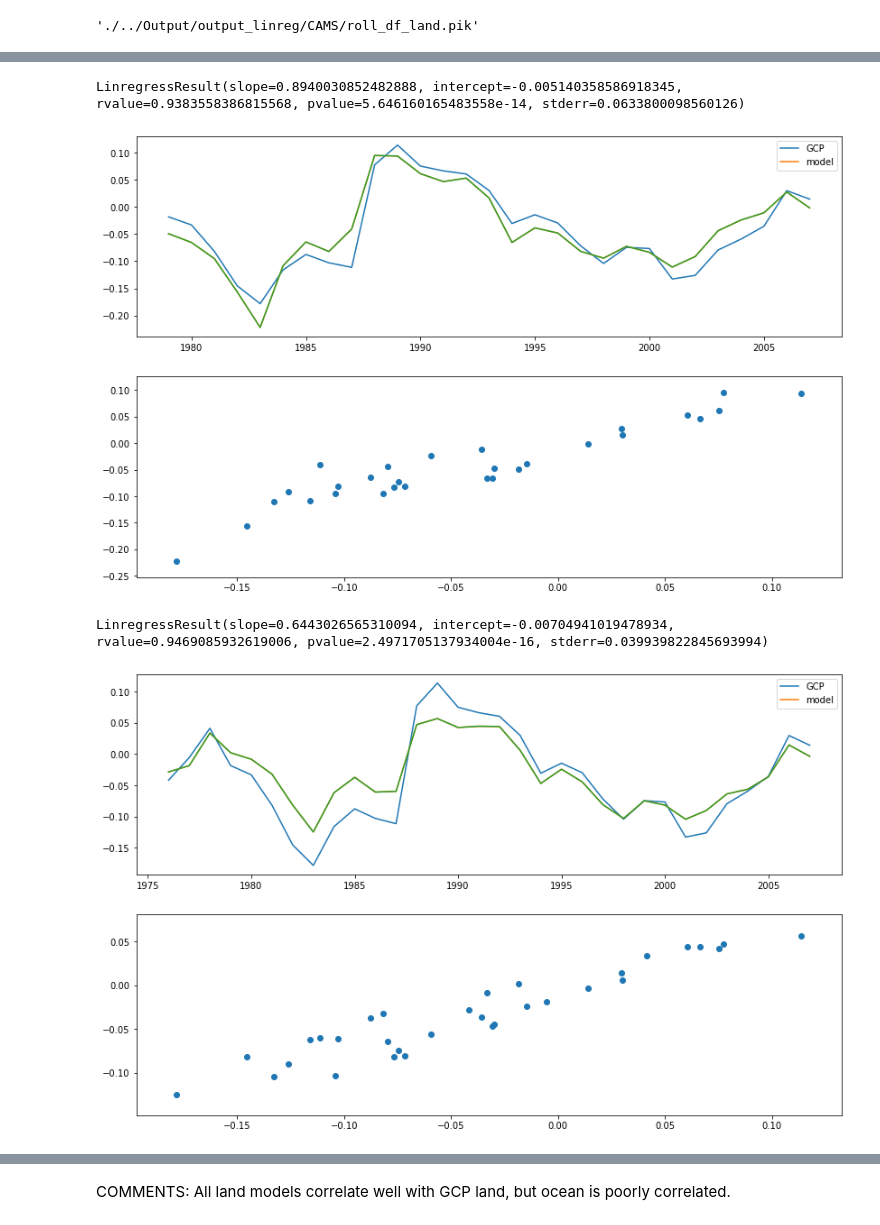
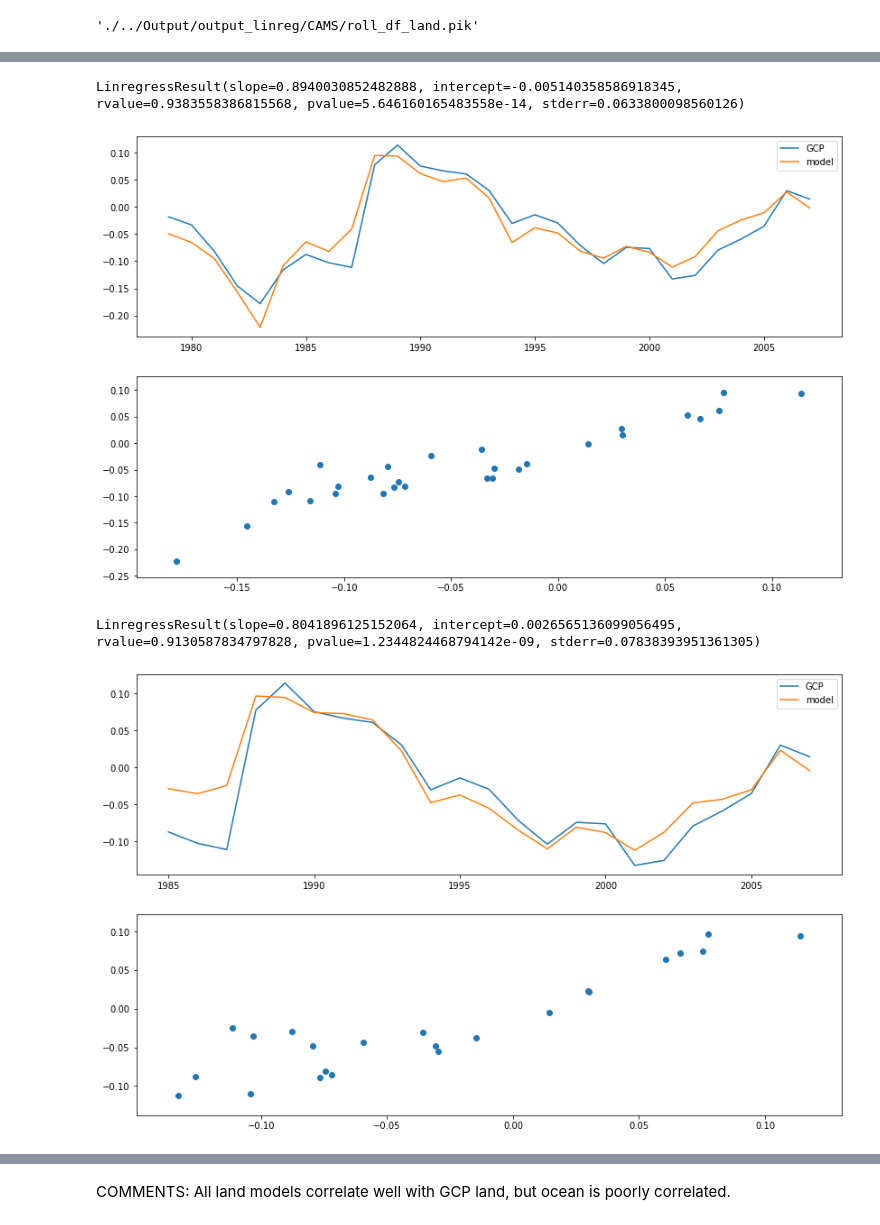
Before and after one commit to rursino/carbon-cycle-feedbacks, a Jupyter notebook: Peylin_flux/Notebooks/model_evaluation.ipynb, the cells around one changed output, grey strips where cells are left out. Saved outputs shown, nothing was run; the diff lists cells and outputs as text; code cells hidden in the pictures.

Commit message:
Fix functions in model eval

```diff
--- a/Peylin_flux/Notebooks/model_evaluation.ipynb
+++ b/Peylin_flux/Notebooks/model_evaluation.ipynb
@@ -166,0 +172,5 @@ GCP_roll_land = pickle.load(open(get_fname("GCP", "land"), "rb"))
+# %%
+GCP_roll_ocean = pickle.load(open(get_fname("GCP", "ocean"), "rb"))["10-year trend slope"]
+# %%
+GCP_roll = pd.DataFrame({"land": GCP_roll_land.values, "ocean": GCP_roll_ocean.values}, index=GCP_roll_land.index)
+GCP_roll.head()
@@ -167,24 +185,24 @@ GCP_roll_land = pickle.load(open(get_fname("GCP", "land"), "rb"))
 # %%
-def model_GCP_rolling_trend(model, GCP=GCP_roll_land):
+def model_GCP_rolling_trend(model_df, GCP_df):
 
     plt.figure(figsize=(14,9))
-    plt.subplot(211).plot(model.index, GCP.loc[model.index], model)
-    plt.subplot(211).plot(model)
+    plt.subplot(211).plot(model_df.index, GCP_df.loc[model_df.index])
+    plt.subplot(211).plot(model_df)
     plt.legend(["GCP", "model"])
-    plt.subplot(212).scatter(GCP.loc[model.index], model)
+    plt.subplot(212).scatter(GCP_df.loc[model_df.index], model_df)
 
-    return stats.linregress(GCP.loc[model.index].values.squeeze(), model.values.squeeze())
+    return stats.linregress(GCP_df.loc[model_df.index].values.squeeze(), model_df.values.squeeze())
 # %%
-model_GCP_rolling_trend(CAMS_roll_land)
+model_GCP_rolling_trend(CAMS_roll_land, GCP_roll_land)
 # %% [output]
 LinregressResult(slope=0.8940030852482888, intercept=-0.005140358586918345, rvalue=0.9383558386815568, pvalue=5.646160165483558e-14, stderr=0.0633800098560126)
-[figure, old version]
+[figure, new version]
 # %%
 def roll_open_model_and_evaluate(model, sink):
     model_to_evaluate = pickle.load(open(get_fname(model, sink), "rb"))
-    return model_GCP_rolling_trend(model_to_evaluate)
+    return model_GCP_rolling_trend(model_to_evaluate, GCP_roll[sink])
 # %%
-roll_open_model_and_evaluate("JENA_s76", "land")
+roll_open_model_and_evaluate("JENA_s85", "land")
 # %% [output]
-LinregressResult(slope=0.6443026565310094, intercept=-0.00704941019478934, rvalue=0.9469085932619006, pvalue=2.4971705137934004e-16, stderr=0.039939822845693994)
+LinregressResult(slope=0.8041896125152064, intercept=0.0026565136099056495, rvalue=0.9130587834797828, pvalue=1.2344824468794142e-09, stderr=0.07838393951361305)
-[figure, old version]
+[figure, new version]
```
Also changed, not shown: parts of 9 cells of this notebook.
